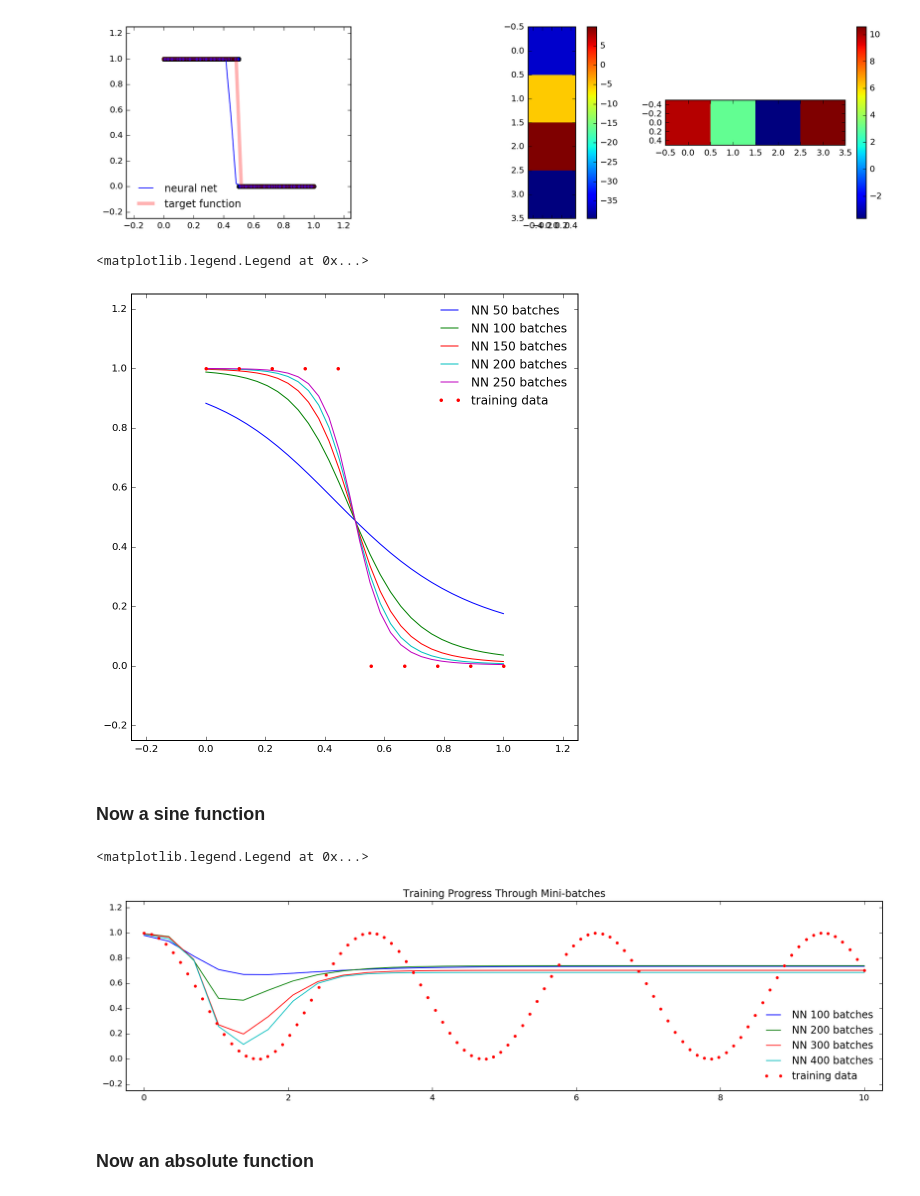
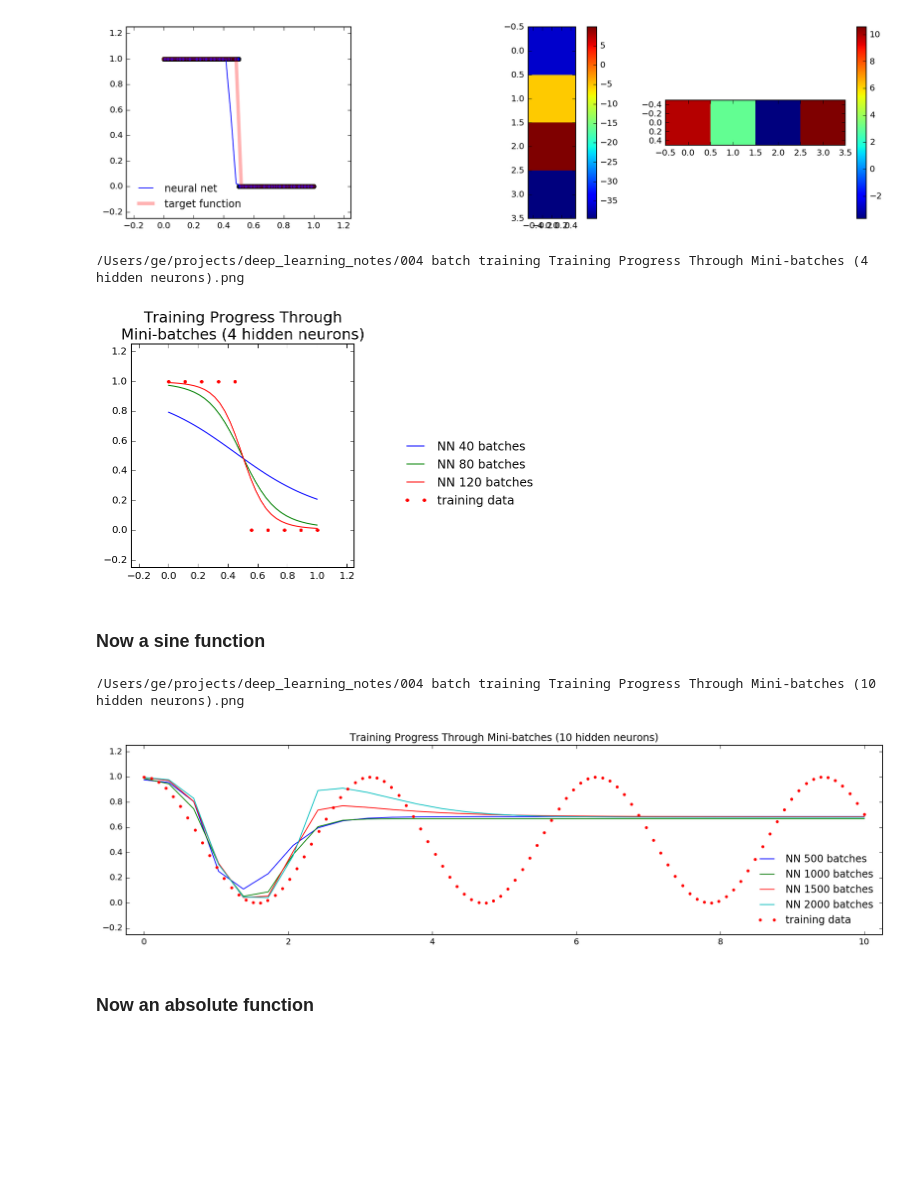
Before and after one commit to geyang/deep_learning_notes, a Jupyter notebook: 004 - optimize batch training.ipynb, the cells around one changed output. Saved outputs shown, nothing was run; the diff lists cells and outputs as text; code cells hidden in the pictures; blank space fills up the shorter version.

```diff
--- a/004 - optimize batch training.ipynb
+++ b/004 - optimize batch training.ipynb
@@ -225,30 +225,39 @@ imshow(nw.weights[2], interpolation='none', aspect=1);colorbar()
 # %%
 # train as a simple neuron
 target_func = lambda x: 1 if x < 0.5 else 0
 nw = Network([1, 4,  1])
 
-figure(figsize=(8, 8))
+figure(figsize=(4, 4))
 #subplot(141)
 
 
 batch_size = 10
 inputs = [[x] for x in np.linspace(0, 1, batch_size)]
 targets = [[target_func(x)] for x in np.linspace(0, 1, batch_size)]
 
 n = 0
-for i in range(5):
-    for ind in range(50):
+for i in range(3):
+    for ind in range(40):
         n += 1;
         nw.train_batch(inputs, targets, 10)
     Plot(lambda x: nw.output([x])[0], [0, 1], label="NN {} batches".format(n))
 
 plot([i[0] for i in inputs], [t[0] for t in targets], 'r.', label="training data")
 xlim(-0.25, 1.25)
 ylim(-0.25, 1.25)
-legend(loc=1, frameon=False)
+_title = "Training Progress Through\nMini-batches (4 hidden neurons)"
+title(_title, fontsize=15)
+legend(loc=(1.2, 0.25), frameon=False)
+
+fn = "004 batch training " + _title.replace('\n', ' ') + ".png"
+savefig(fn, dpi=300,
+        bbox_inches='tight',
+               transparent=True,
+               pad_inches=0)
+FileLink(fn)
 # %% [output]
-<matplotlib.legend.Legend at 0x...>
+/Users/ge/projects/deep_learning_notes/004 batch training Training Progress Through Mini-batches (4 hidden neurons).png
-[figure, old version]
+[figure, new version]
 # %% [markdown]
 ### Now a sine function
 # %%
@@ -274,13 +283,21 @@ for i in range(4):
     Plot(lambda x: nw.output([x])[0], [0, 10], label="NN {} batches".format(n))
 
 plot([i[0] for i in inputs], [t[0] for t in targets], 'r.', label="training data")
-title('Training Progress Through Mini-batches')
+
+_title = "Training Progress Through Mini-batches (10 hidden neurons)"
+title(_title)
 xlim(-0.25, 10.25)
 ylim(-0.25, 1.25)
 legend(loc=4, frameon=False)
+fn = "004 batch training " + _title + ".png"
+savefig(fn, dpi=300,
+        bbox_inches='tight',
+               transparent=True,
+               pad_inches=0)
+FileLink(fn)
 # %% [output]
-<matplotlib.legend.Legend at 0x...>
+/Users/ge/projects/deep_learning_notes/004 batch training Training Progress Through Mini-batches (10 hidden neurons).png
-[figure, old version]
+[figure, new version]
 # %% [markdown]
 ### Now an absolute function
 # %%
```
Also changed, not shown: parts of 2 cells of this notebook, 4 other files.
